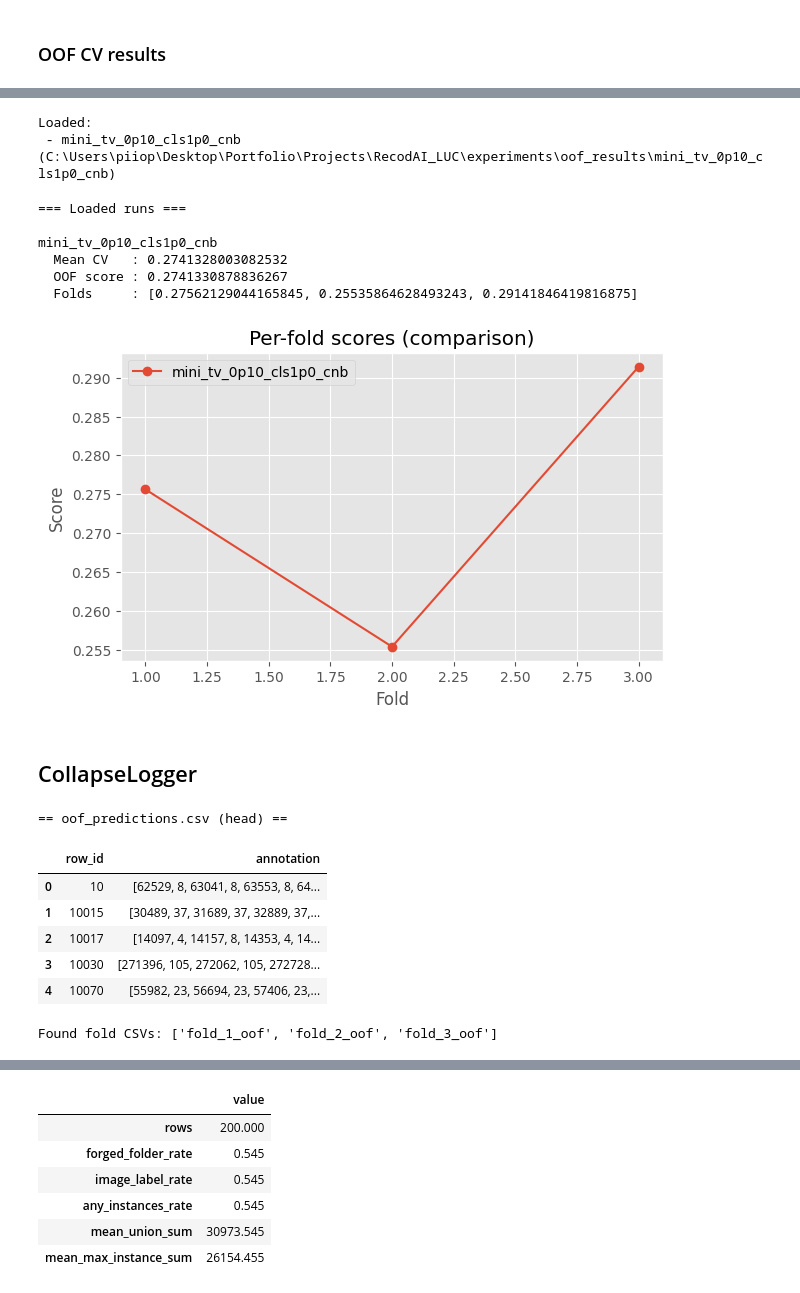
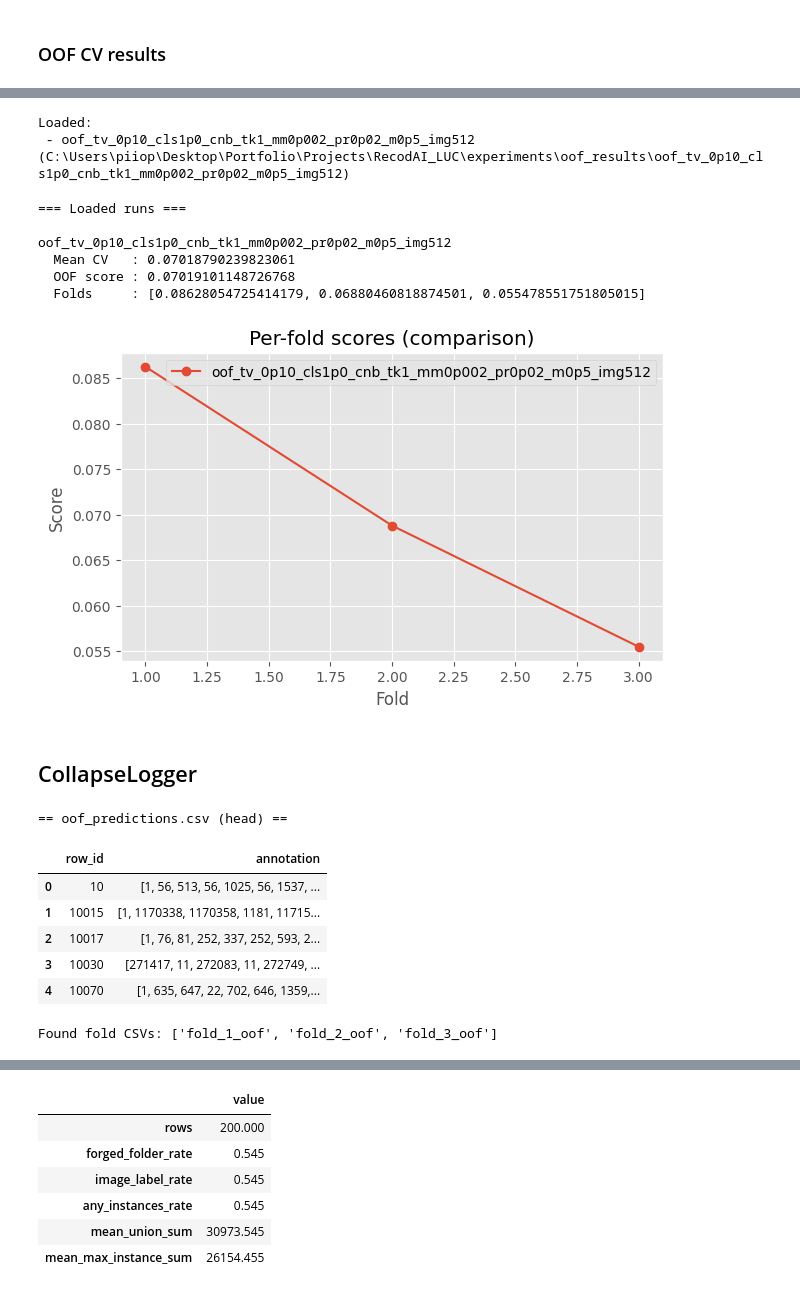
Before and after one commit to piiop/RecodAI_LUC, a Jupyter notebook: notebooks/cv_analysis.ipynb, the cells around one changed output, grey strips where cells are left out. Cells and saved outputs as stored; diff of their text form; code cells hidden in the pictures.

```diff
--- a/notebooks/cv_analysis.ipynb
+++ b/notebooks/cv_analysis.ipynb
@@ -99,7 +98,7 @@ def load_run(names):
     raise FileNotFoundError(f"Not found under OOF_ROOT: {name}")
 
 # Use load_run(name | [names]) to load one or more CV runs or loose files from experiments/oof_results/
-runs = load_run(["mini_tv_0p10_cls1p0_cnb"])  # or: load_run("mini_smoke"), load_run("oof_predictions.csv")
+runs = load_run(["oof_tv_0p10_cls1p0_cnb_tk1_mm0p002_pr0p02_m0p5_img512"])  # or: load_run("mini_smoke"), load_run("oof_predictions.csv")
 
 print("Loaded:")
 if isinstance(runs, dict) and "name" not in runs:
@@ -109,7 +108,7 @@ else:
     print(f" - {runs['name']} ({runs['path']})")
 # %% [output]
 Loaded:
- - mini_tv_0p10_cls1p0_cnb (C:\Users\piiop\Desktop\Portfolio\Projects\RecodAI_LUC\experiments\oof_results\mini_tv_0p10_cls1p0_cnb)
+ - oof_tv_0p10_cls1p0_cnb_tk1_mm0p002_pr0p02_m0p5_img512 (C:\Users\piiop\Desktop\Portfolio\Projects\RecodAI_LUC\experiments\oof_results\oof_tv_0p10_cls1p0_cnb_tk1_mm0p002_pr0p02_m0p5_img512)
 # %%
 def show_run_metrics(names):
     """
@@ -131,44 +130,44 @@ def show_run_metrics(names):
 
         print(f"\n{r['name']}")
         print(f"  Mean CV   : {mean_cv}")
         print(f"  OOF score : {oof_score}")
         if fold_scores is not None:
             print(f"  Folds     : {fold_scores}")
 
     # Comparison plot (only for runs that have fold_scores)
     plot_items = [(r["name"], (r["metrics"] or {}).get("fold_scores")) for r in items]
     plot_items = [(n, fs) for (n, fs) in plot_items if fs is not None]
 
     if plot_items:
         plt.figure(figsize=(7, 4))
         for name, fs in plot_items:
             plt.plot(range(1, len(fs) + 1), fs, marker="o", label=name)
         plt.xlabel("Fold")
         plt.ylabel("Score")
         plt.title("Per-fold scores (comparison)")
         plt.legend()
         plt.show()
 
     return runs
 
 # Single run
-_ = show_run_metrics("mini_tv_0p10_cls1p0_cnb")
+_ = show_run_metrics("oof_tv_0p10_cls1p0_cnb_tk1_mm0p002_pr0p02_m0p5_img512")
 
 # Compare multiple runs
 # _ = show_run_metrics(["mini_smoke", "some_other_run"])
 # %% [output]
 === Loaded runs ===
 
-mini_tv_0p10_cls1p0_cnb
-  Mean CV   : 0.2741328003082532
-  OOF score : 0.2741330878836267
-  Folds     : [0.27562129044165845, 0.25535864628493243, 0.29141846419816875]
+oof_tv_0p10_cls1p0_cnb_tk1_mm0p002_pr0p02_m0p5_img512
+  Mean CV   : 0.07018790239823061
+  OOF score : 0.07019101148726768
+  Folds     : [0.08628054725414179, 0.06880460818874501, 0.055478551751805015]
-[figure, old version]
+[figure, new version]
 # %% [markdown]
 ## CollapseLogger
 # %%
 # ---- Use an already-loaded run from `runs` ----
-run = runs["mini_tv_0p10_cls1p0_cnb"]  # must exist in `runs`
+run = runs["oof_tv_0p10_cls1p0_cnb_tk1_mm0p002_pr0p02_m0p5_img512"]  # must exist in `runs`
 
 OOF_RUN_DIR = Path(run["path"])
 oof_metrics = run["metrics"] or {}
@@ -182,11 +181,11 @@ print("\nFound fold CSVs:", list(fold_dfs.keys()))
 # %% [output]
 == oof_predictions.csv (head) ==
 |  | row_id | annotation |
-| 0 | 10 | [62529, 8, 63041, 8, 63553, 8, 64... |
-| 1 | 10015 | [30489, 37, 31689, 37, 32889, 37,... |
-| 2 | 10017 | [14097, 4, 14157, 8, 14353, 4, 14... |
-| 3 | 10030 | [271396, 105, 272062, 105, 272728... |
-| 4 | 10070 | [55982, 23, 56694, 23, 57406, 23,... |
+| 0 | 10 | [1, 56, 513, 56, 1025, 56, 1537, ... |
+| 1 | 10015 | [1, 1170338, 1170358, 1181, 11715... |
+| 2 | 10017 | [1, 76, 81, 252, 337, 252, 593, 2... |
+| 3 | 10030 | [271417, 11, 272083, 11, 272749, ... |
+| 4 | 10070 | [1, 635, 647, 22, 702, 646, 1359,... |
 Found fold CSVs: ['fold_1_oof', 'fold_2_oof', 'fold_3_oof']
 # %%
 # Rebuild solution_df and re-score to match train_cv additional pipeline verification
```
Also changed, not shown: parts of 11 cells of this notebook, 3 other files.
